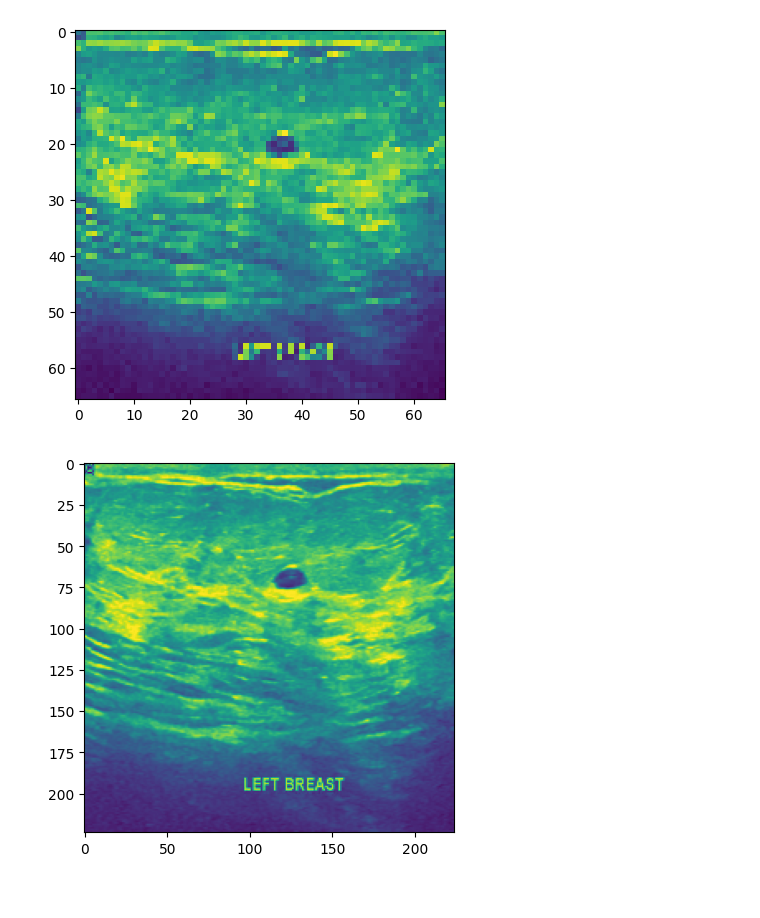
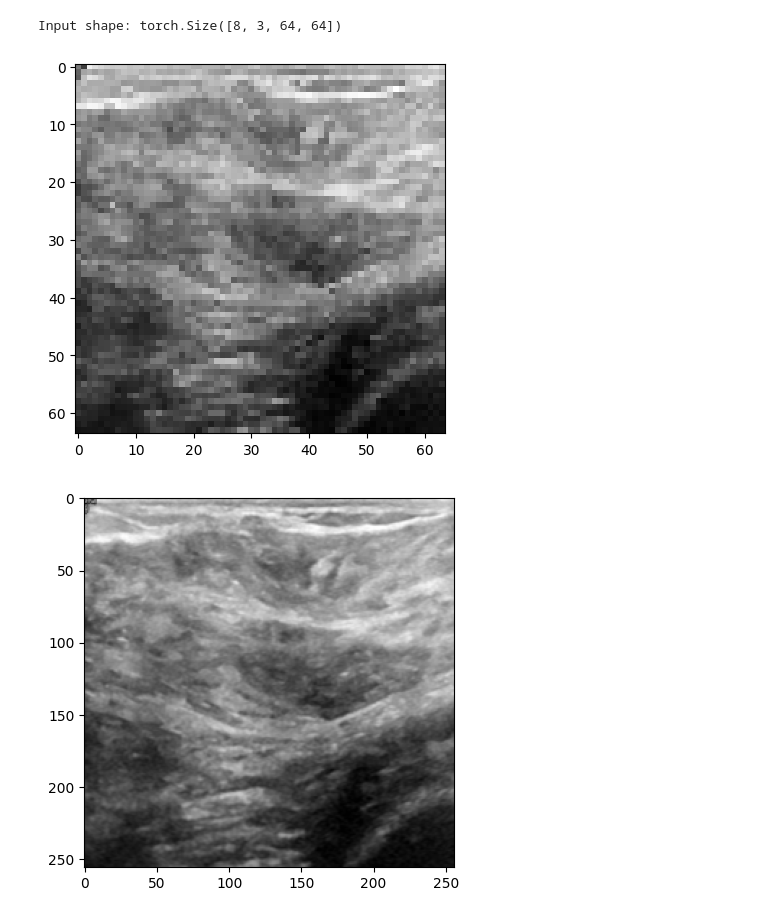
Before and after one commit to parsakhavarinejad/MedSRGAN-Pytorch, a Jupyter notebook: notebook/medsrgan.ipynb, the cells around one changed output. Cells and saved outputs as stored; diff of their text form; code cells hidden in the pictures.

Commit message:
Kaggle Notebook | medsrgan | Version 5 | completed data preprocessing

```diff
--- a/notebook/medsrgan.ipynb
+++ b/notebook/medsrgan.ipynb
@@ -20,6 +20,8 @@ import glob
 
 all_data = glob.glob('/kaggle/input/breast-ultrasound-images-dataset/Dataset_BUSI_with_GT/*/*.png')
 data = [path for path in all_data if '_mask' not in path]
+
+dataframe = pd.DataFrame(data, columns=['paths'])
 # %%
 class CustomDataset(Dataset):
 
@@ -40,33 +43,48 @@ class CustomDataset(Dataset):
 
         return lr_image, hr_image
-# %%
-a = Image.open('/kaggle/input/breast-ultrasound-images-dataset/Dataset_BUSI_with_GT/benign/benign (1).png').convert('L')
-b = transforms.Resize([224, 224])(transforms.ToTensor()(a))
-b = b.unsqueeze(0)
-c = F.interpolate(b, size=(66, 66), mode='bicubic')
-c = c.squeeze(0)
-c = c.permute(1,2,0)
-plt.imshow(c.numpy())
-plt.show()
-plt.imshow(b.squeeze(0).permute(1,2,0).numpy())
-plt.show()
-# %% [output]
-[figure, removed]
-[figure, removed]
+# %%
+class InterpolateTransform:
+    def __init__(self, size, mode='bicubic'):
+        self.size = size
+        self.mode = mode
+
+    def __call__(self, tensor):
+        return F.interpolate(tensor.unsqueeze(0), size=self.size, mode=self.mode, align_corners=False).squeeze(0)
 # %%
-image_size = 128
+image_size = 256
 
-train_transforms = transforms.Compose([
+
+hr_transforms = transforms.Compose([
     transforms.Resize([image_size, image_size]),
     transforms.ToTensor(),
 ])
 
-# Create datasets
-train_dataset = CustomImageDataset(dataset, train_transforms)
 
-# Create DataLoaders
+lr_transforms = transforms.Compose([
+    transforms.Resize([image_size, image_size]),
+    transforms.ToTensor(),
+    InterpolateTransform(size=(image_size // 4, image_size // 4)),
+])
+
+train_dataset = CustomDataset(dataframe, lr_transforms, hr_transforms)
+
 batch_size = 8
-dataloader = torch.utils.data.DataLoader(train_dataset, batch_size=batch_size, shuffle=True)
+dataloader = DataLoader(train_dataset, batch_size=batch_size, shuffle=True)
+# %%
+for batch in dataloader:
+    inputs = batch
+    print("Input shape:", inputs[0].shape)
+    break
+# %% [output]
+Input shape: torch.Size([8, 3, 64, 64])
+# %%
+plt.imshow(inputs[0][3].permute(1,2,0).numpy())
+plt.show()
+plt.imshow(inputs[1][3].permute(1,2,0).numpy())
+plt.show()
+# %% [output]
+[figure, added]
+[figure, added]
 # %%
 class RWMAB(nn.Module):
     """
```
Also changed, not shown: parts of 1 cell of this notebook.
